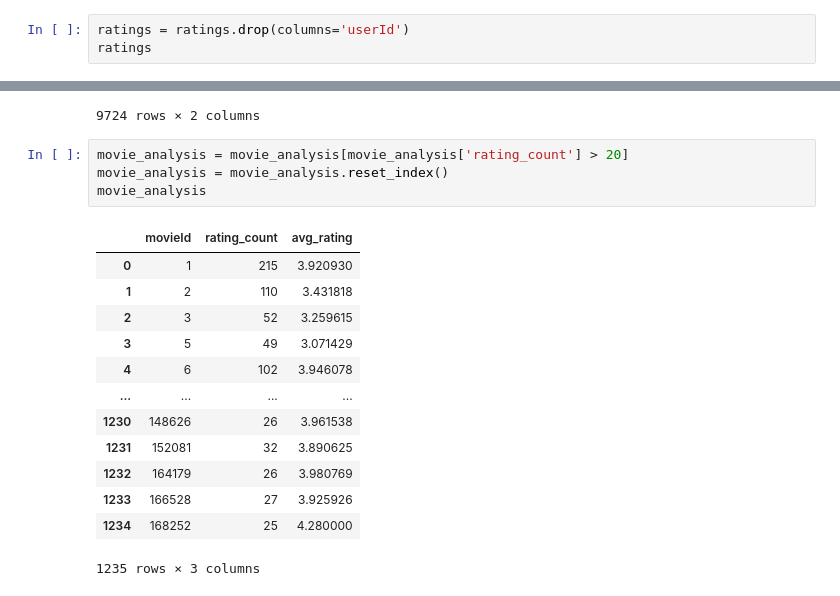
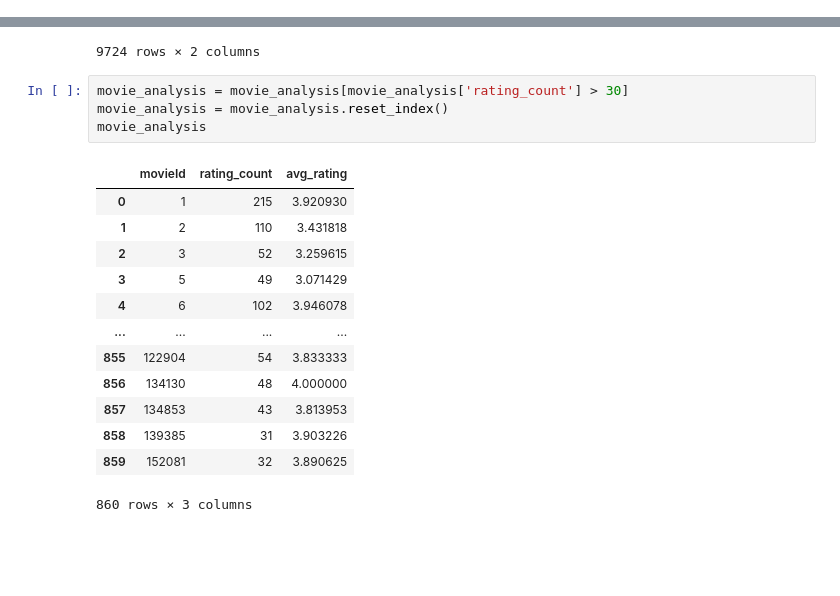
Before and after one commit to sewarslan/final_project, a Jupyter notebook: movie_recommender/data_preprocessing.ipynb, the cells around one changed output, grey strips where cells are left out. Cells and saved outputs as stored; diff of their text form; blank space fills up the shorter version.

```diff
--- a/movie_recommender/data_preprocessing.ipynb
+++ b/movie_recommender/data_preprocessing.ipynb
@@ -326,6 +340,3 @@ movies.sort_values(by=['movie score']).head(85)#81 tane film gidicek bb movie sc
 | 1278 | 1695 | Artemisia (1997) | 1997 | 0.0 | 0.0 | 0.0 | 0.0 | 0.0 | 0.0 | 0.0 | ... |
 | 4804 | 7158 | House of Sand and Fog (2003) | 2003 | 0.0 | 0.0 | 0.0 | 0.0 | 0.0 | 0.0 | 0.0 | ... |
 85 rows × 18 columns
-# %%
-ratings = ratings.drop(columns='userId')
-ratings
@@ -369,22 +369,22 @@ movie_analysis
 | 193609 | 1 | 4.000000 |
 9724 rows × 2 columns
 # %%
-movie_analysis = movie_analysis[movie_analysis['rating_count'] > 20]
+movie_analysis = movie_analysis[movie_analysis['rating_count'] > 30]
 movie_analysis = movie_analysis.reset_index()
 movie_analysis
 # %% [output]
 |  | movieId | rating_count | avg_rating |
 | 0 | 1 | 215 | 3.920930 |
 | 1 | 2 | 110 | 3.431818 |
 | 2 | 3 | 52 | 3.259615 |
 | 3 | 5 | 49 | 3.071429 |
 | 4 | 6 | 102 | 3.946078 |
 | ... | ... | ... | ... |
-| 1230 | 148626 | 26 | 3.961538 |
-| 1231 | 152081 | 32 | 3.890625 |
-| 1232 | 164179 | 26 | 3.980769 |
-| 1233 | 166528 | 27 | 3.925926 |
-| 1234 | 168252 | 25 | 4.280000 |
+| 855 | 122904 | 54 | 3.833333 |
+| 856 | 134130 | 48 | 4.000000 |
+| 857 | 134853 | 43 | 3.813953 |
+| 858 | 139385 | 31 | 3.903226 |
+| 859 | 152081 | 32 | 3.890625 |
-1235 rows × 3 columns
+860 rows × 3 columns
 # %%
 #merge movies with movie_analysis
```
Also changed, not shown: parts of 19 cells of this notebook.
